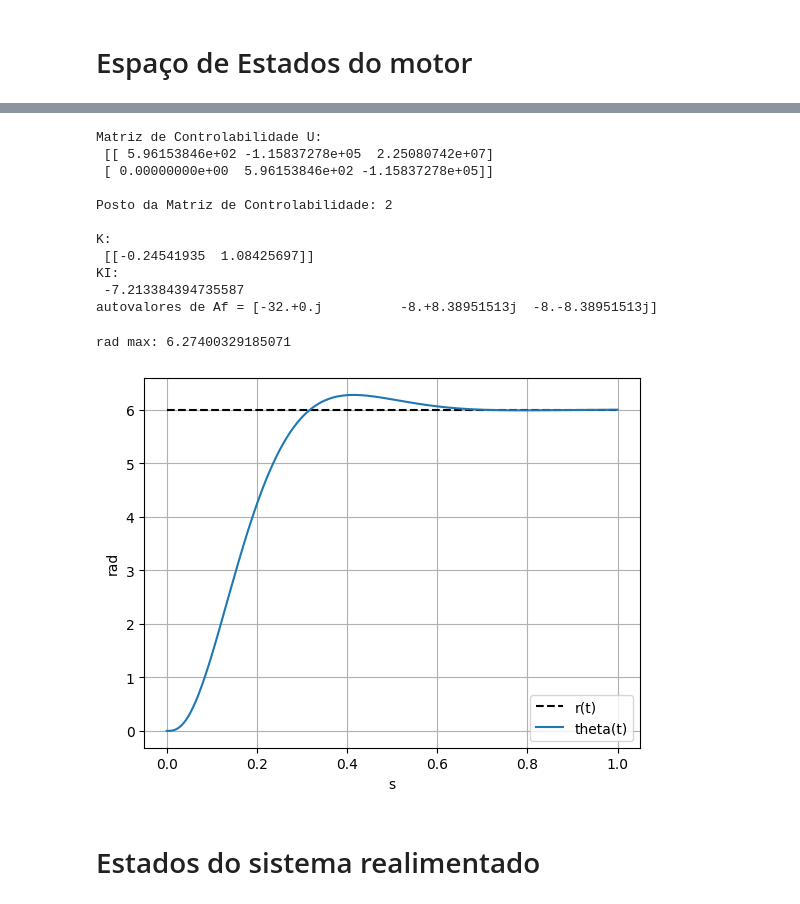
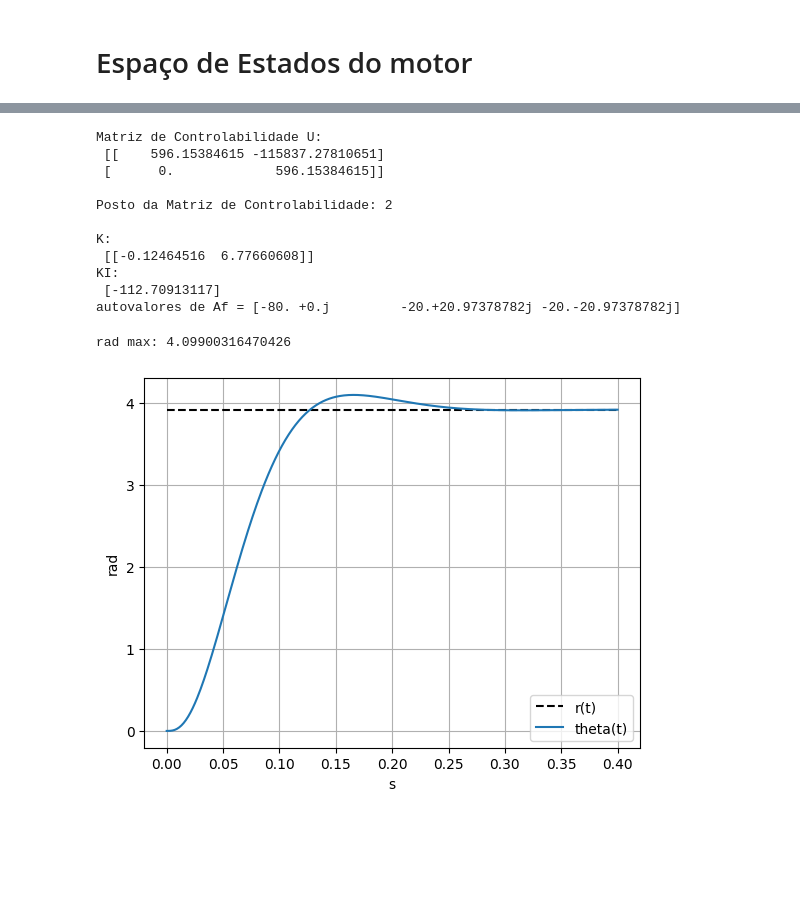
Before and after one commit to andrevale99/FMPSE_EGM0017, a Jupyter notebook: ControleSS/main.ipynb, the cells around one changed output, grey strips where cells are left out. Saved outputs shown, nothing was run; the diff lists cells and outputs as text; code cells hidden in the pictures; blank space fills up the shorter version.

Commit message:
simulação por euler do sistema realimentado com integrador

```diff
--- a/ControleSS/main.ipynb
+++ b/ControleSS/main.ipynb
@@ -14,7 +14,9 @@ from numpy import pi
 # =========================
 
 def plotData(timeVect,u,y,xylabels=[None,None],Datalegend=[None,None]):
-    plt.plot(timeVect, u, label=Datalegend[0], ls='--',color='black')
+
+    if u.any():
+        plt.plot(timeVect, u, label=Datalegend[0], ls='--',color='black')
     plt.plot(timeVect,y, label=Datalegend[1])
     plt.xlabel(xylabels[0])
     plt.ylabel(xylabels[1])
@@ -27,7 +29,7 @@ def rad_to_rpm(data):
 # %% [markdown]
 # Vetor Tempo de Simulação
 # %%
-timeMax = 1
+timeMax = 0.4
 Samples = 1000*timeMax
 
 timeVect = np.linspace(0, timeMax, int(Samples))
@@ -37,13 +39,13 @@ timeVect = np.linspace(0, timeMax, int(Samples))
 # ================================
 
 # Valor de entrada (tensao)
-u = np.zeros_like(timeVect)
-u[timeVect >= 0] = 3
+uVolts = np.zeros_like(timeVect)
+uVolts[timeVect >= 0] = 3.92
 # %% [markdown]
 # Parâmetros de Projeto
 # %%
 Mp = 5 / 100
-ts2 = 0.5
+ts2 = 0.2
 zeta = np.sqrt((np.log(Mp)**2) / (np.pi**2 + np.log(Mp)**2))
 wm = 4 / (ts2*zeta)
 
@@ -126,7 +148,7 @@ Theta max (graus): 1049.30412813807
 # ===============================
 
 # Matriz de Controlabilidade
-U = np.concatenate((B, A @ B, np.linalg.matrix_power(A,2)@B), axis=1)
+U = np.concatenate((B, A @ B), axis=1)
 rank_U = np.linalg.matrix_rank(U)
 print()
 print("\nMatriz de Controlabilidade U:\n", U)
@@ -144,7 +166,7 @@ Bhat = np.concatenate((B, np.array([[0]])), axis=0)
 del temp
 
 # Ganho de realimentatacao e de integracao
-Kvect = ct.acker(Ahat, Bhat, polos)
+Kvect = ct.acker(Ahat, Bhat, polos).reshape(3,1)
 KI = Kvect[len(Kvect)-1]
 K = np.copy(Kvect[0:len(Kvect)-1]).reshape(1,A.shape[0])
 
@@ -171,29 +193,27 @@ Cf = np.concatenate((C, np.array([[0]])), axis=1)
 Df = np.array([[0]])
 # %% [output]
 Matriz de Controlabilidade U:
- [[ 5.96153846e+02 -1.15837278e+05  2.25080742e+07]
- [ 0.00000000e+00  5.96153846e+02 -1.15837278e+05]]
+ [[    596.15384615 -115837.27810651]
+ [      0.             596.15384615]]
 
 Posto da Matriz de Controlabilidade: 2
 
 K:
- [[-0.24541935  1.08425697]]
+ [[-0.12464516  6.77660608]]
 KI:
- -7.213384394735587
-autovalores de Af = [-32.+0.j          -8.+8.38951513j  -8.-8.38951513j]
+ [-112.70913117]
+autovalores de Af = [-80. +0.j         -20.+20.97378782j -20.-20.97378782j]
 # %%
 # ==========================
 # Resposta coma realimentação e integrador
 # ==========================
 
 sys = signal.StateSpace(Af, Bf, Cf, Df)
-t,y,x = signal.lsim(sys, U=u, T=timeVect)
+t,y,x = signal.lsim(sys, U=uVolts, T=timeVect)
 
 print(f'rad max: {np.max(y)}')
 
-plotData(timeVect,u,y, ['s','rad'], ['r(t)','theta(t)'])
+plotData(timeVect,uVolts,y, ['s','rad'], ['r(t)','theta(t)'])
 # %% [output]
-rad max: 6.27400329185071
+rad max: 4.09900316470426
-[figure, old version]
+[figure, new version]
-# %% [markdown]
-# Estados do sistema realimentado
```
Also changed, not shown: parts of 8 cells of this notebook.
